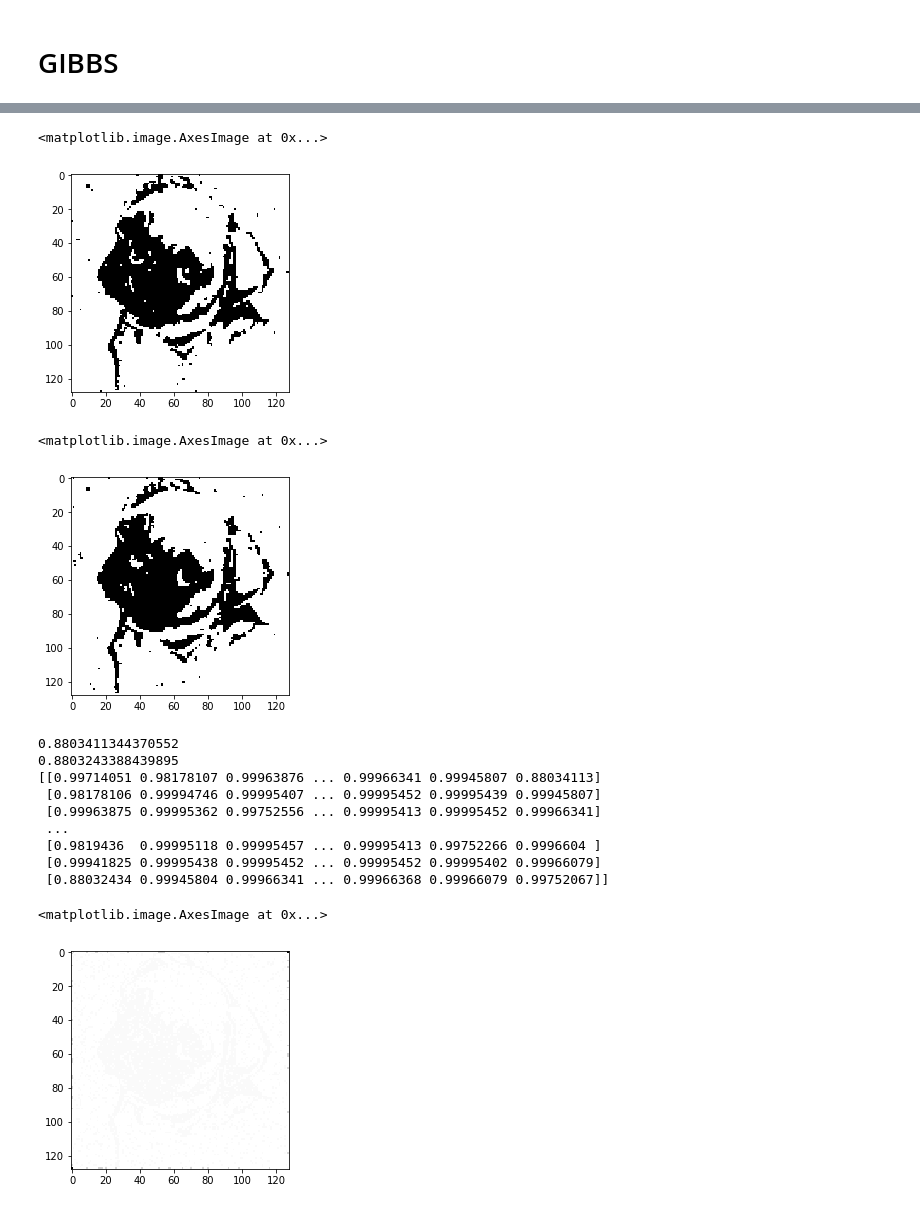
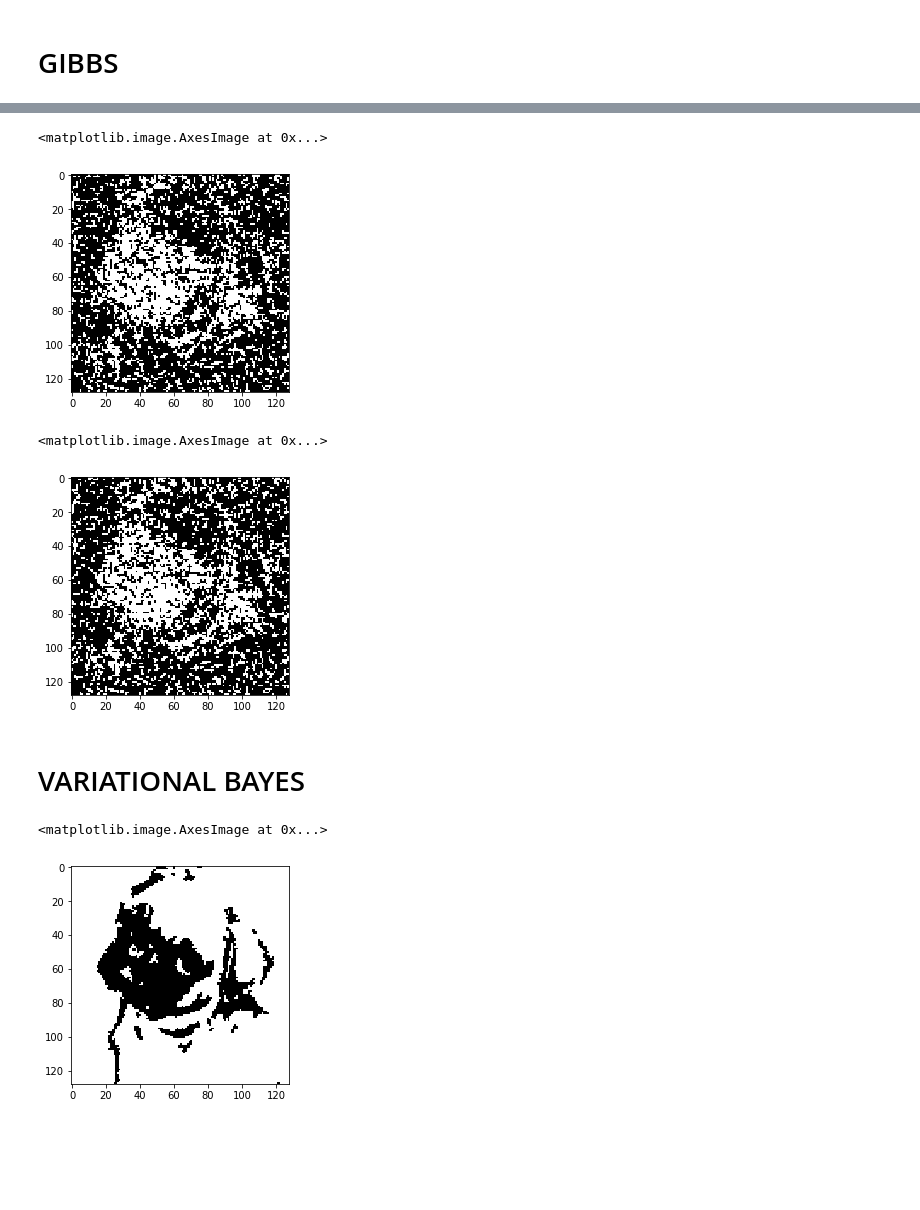
Before and after one commit to JasonMts/Bayesian_Methods_For_Image_Processing, a Jupyter notebook: cw2.ipynb, the cells around one changed output, grey strips where cells are left out. Drawn from its saved outputs; the diff is of its cells as text; code cells hidden in the pictures; blank space fills up the shorter version.

```diff
--- a/cw2.ipynb
+++ b/cw2.ipynb
@@ -21,8 +21,8 @@ def add_saltnpeppar_noise(im,prop):
     return im2
 
 # proportion of pixels to alter
-prop = 0.1
-varSigma = 0.1
+prop = 0.7
+varSigma = 0.7
 im = imageio.imread('pug2.png')
 im = im/255
 
@@ -123,7 +123,7 @@ M, N = im2.shape
 
 
 beta = 1
-ita = 2
+ita = 3
 # %% [markdown]
 # ICM
 # %%
@@ -301,7 +301,7 @@ ax = fig.add_subplot(111)
 ax.imshow(x,cmap='gray')
 # %% [output]
 <matplotlib.image.AxesImage at 0x...>
-[figure, old version]
+[figure, new version]
 # %%
 #Now we will try to pick random indices instead
 #Gibbs for salt and pepper noise
@@ -347,12 +347,15 @@ ax = fig.add_subplot(111)
 ax.imshow(x,cmap='gray')
 # %% [output]
 <matplotlib.image.AxesImage at 0x...>
-[figure, old version]
+[figure, new version]
+# %% [markdown]
+# VARIATIONAL BAYES
 # %%
-#Variational Bayes
+#Variational Baye
 from math import tanh
 
-y = im3
+
+y = im2
 
 x = np.random.rand(im2.shape[0], im2.shape[1])
 
@@ -364,9 +367,7 @@ for i in range(x.shape[0]):
         else:
             x[i,j] = 1
 
-mu = np.zeros(shape=x.shape) + 1
-
-
+mu = np.zeros(shape=x.shape) + 2
 
 def L(value, y, ita = 1):
     y_scaled = y*2 - 1
@@ -376,41 +377,32 @@ def sigmoid(x):
     return 1 / (1 + np.exp(- x))
 
 def varBayes(x, T = 10):
     q = np.zeros(shape=x.shape)
     for t in range(T):
         for i in range(x.shape[0]):
             for j in range(x.shape[1]):
                 m = 0.5*np.sum(neighborvalues(i, j, x.shape[0], x.shape[1], mu))
                 alpha = m + 0.5 * (L(1, y[i, j], 1.0) - L(-1, y[i, j], 1.0))
                 mu[i, j] = tanh(alpha)
                 if (t == T - 1):
                     q[i, j] = sigmoid(2 * alpha)
                     #if q[i, j] < 0.5:
                      #   print(q[i, j])
     return q
 
 posterior = varBayes(x, 10)
 
 fig = plt.figure()
 ax = fig.add_subplot(111)
 
 for i in range(x.shape[0]):
     for j in range(x.shape[1]):
         if posterior[i, j] > 0.5:
             x[i, j] = 1
         else:
             x[i, j] = -1
 
 ax.imshow(x, cmap='gray')
 # %% [output]
-0.8803411344370552
-0.8803243388439895
-[[0.99714051 0.98178107 0.99963876 ... 0.99966341 0.99945807 0.88034113]
- [0.98178106 0.99994746 0.99995407 ... 0.99995452 0.99995439 0.99945807]
- [0.99963875 0.99995362 0.99752556 ... 0.99995413 0.99995452 0.99966341]
- ...
- [0.9819436  0.99995118 0.99995457 ... 0.99995413 0.99752266 0.9996604 ]
- [0.99941825 0.99995438 0.99995452 ... 0.99995452 0.99995402 0.99966079]
- [0.88032434 0.99945804 0.99966341 ... 0.99966368 0.99966079 0.99752067]]
+<matplotlib.image.AxesImage at 0x...>
-<matplotlib.image.AxesImage at 0x...>
-[figure, old version]
+[figure, new version]
```
Also changed, not shown: parts of 7 cells of this notebook.
